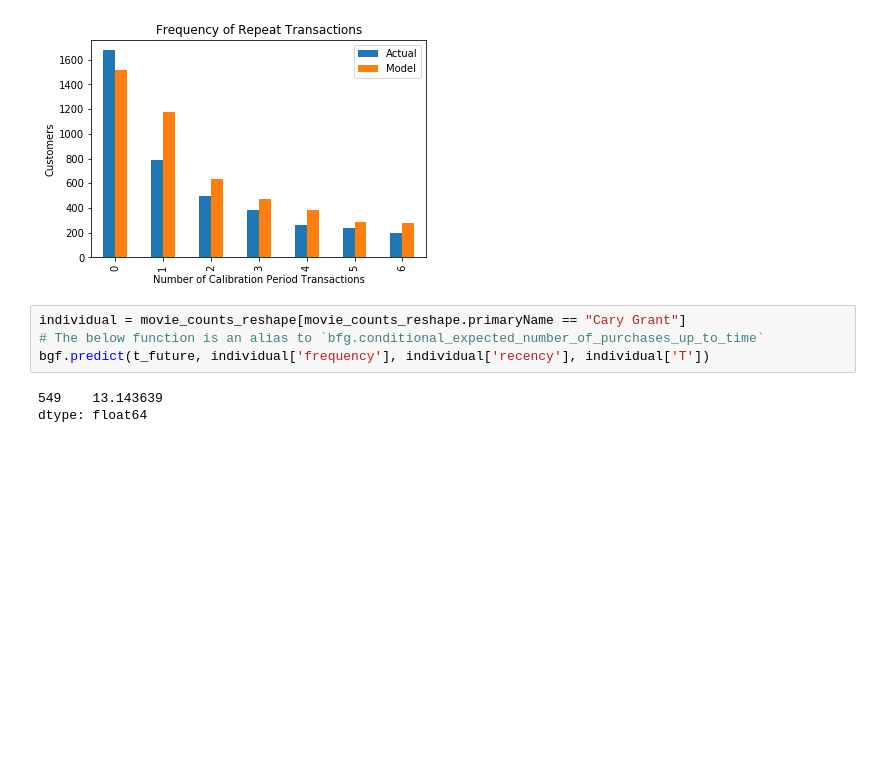
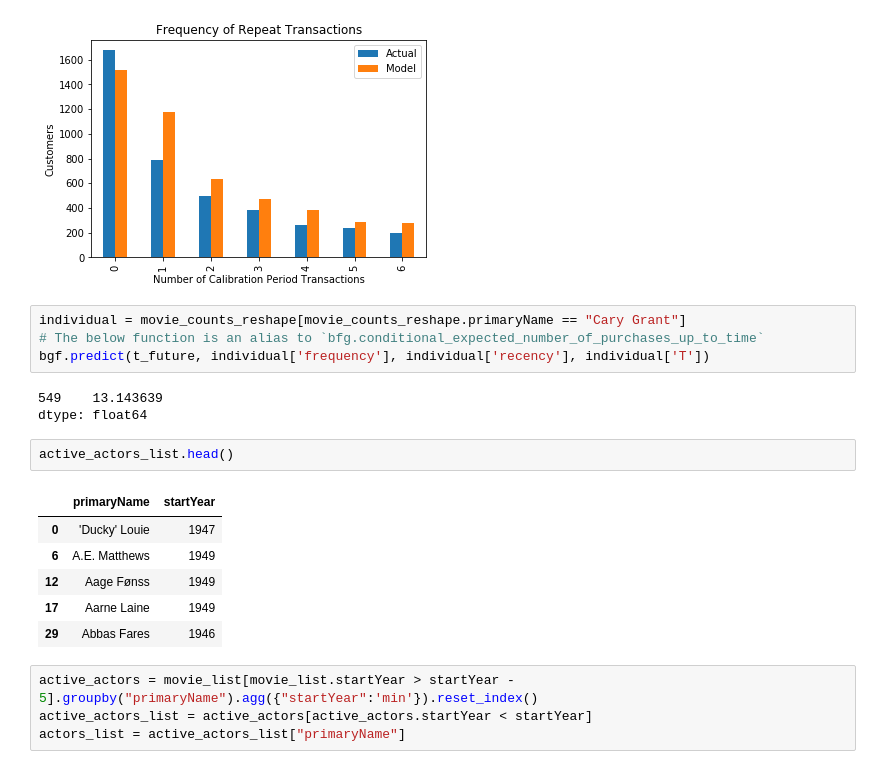
Before and after one commit to MaximeKan/Statistical-Modeling, a Jupyter notebook: Actors_movie_counts.ipynb, the cells around one changed output. Cells and saved outputs as stored; diff of their text form; blank space fills up the shorter version.

```diff
--- a/Actors_movie_counts.ipynb
+++ b/Actors_movie_counts.ipynb
@@ -472,3 +459,16 @@ bgf.predict(t_future, individual['frequency'], individual['recency'], individual
 # %% [output]
 549    13.143639
 dtype: float64
+# %%
+active_actors_list.head()
+# %% [output]
+|  | primaryName | startYear |
+| 0 | 'Ducky' Louie | 1947 |
+| 6 | A.E. Matthews | 1949 |
+| 12 | Aage Fønss | 1949 |
+| 17 | Aarne Laine | 1949 |
+| 29 | Abbas Fares | 1946 |
+# %%
+active_actors = movie_list[movie_list.startYear > startYear - 5].groupby("primaryName").agg({"startYear":'min'}).reset_index()
+active_actors_list = active_actors[active_actors.startYear < startYear]
+actors_list = active_actors_list["primaryName"]
```
Also changed, not shown: parts of 8 cells of this notebook.
